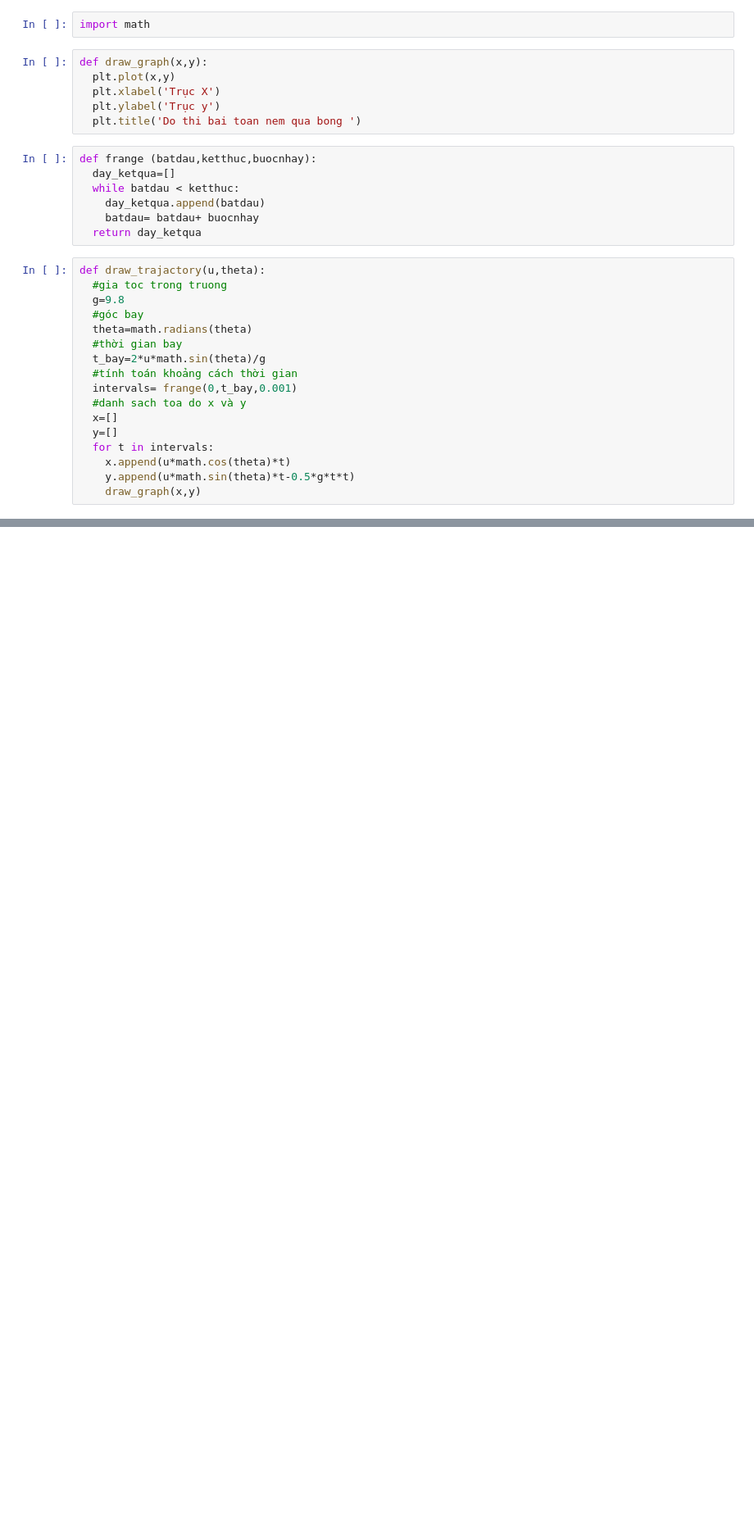
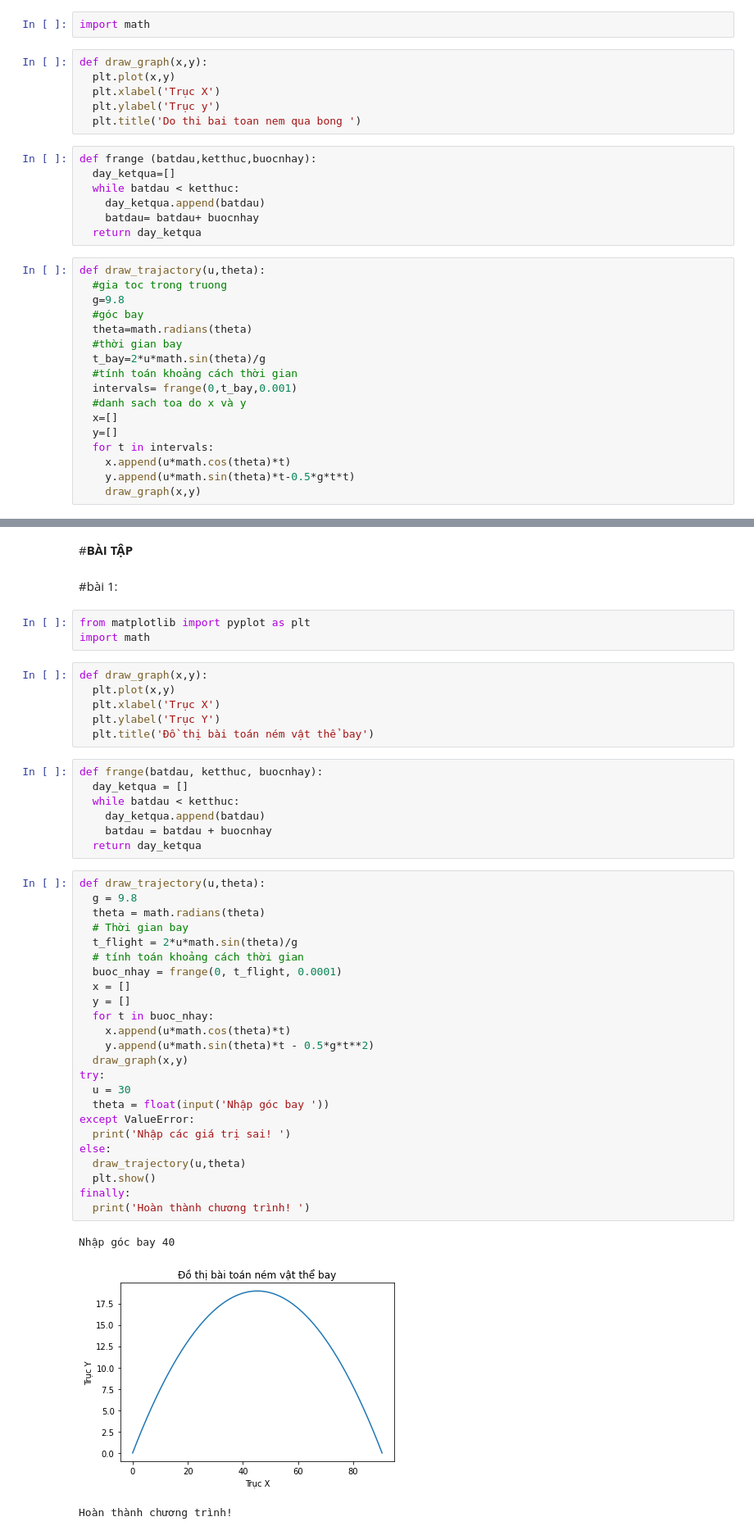
Before and after one commit to QuocCuong2709/Thuc-hanh-toan-CC, a Jupyter notebook: Chương_3.ipynb, the cells around one changed output, grey strips where cells are left out. Shown: that part at 82% size. Drawn from its saved outputs; the diff is of its cells as text; blank space fills up the shorter version.

```diff
--- a/Chương_3.ipynb
+++ b/Chương_3.ipynb
@@ -117,0 +116,48 @@ if
+# %% [markdown]
+#**BÀI TẬP**
+# %% [markdown]
+#bài 1:
+# %%
+from matplotlib import pyplot as plt
+import math
+# %%
+def draw_graph(x,y):
+  plt.plot(x,y)
+  plt.xlabel('Trục X')
+  plt.ylabel('Trục Y')
+  plt.title('Đồ thị bài toán ném vật thể bay')
+# %%
+def frange(batdau, ketthuc, buocnhay):
+  day_ketqua = []
+  while batdau < ketthuc:
+    day_ketqua.append(batdau)
+    batdau = batdau + buocnhay
+  return day_ketqua
+# %%
+def draw_trajectory(u,theta):
+  g = 9.8
+  theta = math.radians(theta)
+  # Thời gian bay
+  t_flight = 2*u*math.sin(theta)/g
+  # tính toán khoảng cách thời gian
+  buoc_nhay = frange(0, t_flight, 0.0001)
+  x = []
+  y = []
+  for t in buoc_nhay:
+    x.append(u*math.cos(theta)*t)
+    y.append(u*math.sin(theta)*t - 0.5*g*t**2)
+  draw_graph(x,y)
+try:
+  u = 30
+  theta = float(input('Nhập góc bay '))
+except ValueError:
+  print('Nhập các giá trị sai! ')
+else:
+  draw_trajectory(u,theta)
+  plt.show()
+finally:
+  print('Hoàn thành chương trình! ')
+# %% [output]
+Nhập góc bay 40
+[figure, added]
+Hoàn thành chương trình!
```
Also changed, not shown: parts of 6 cells of this notebook.
